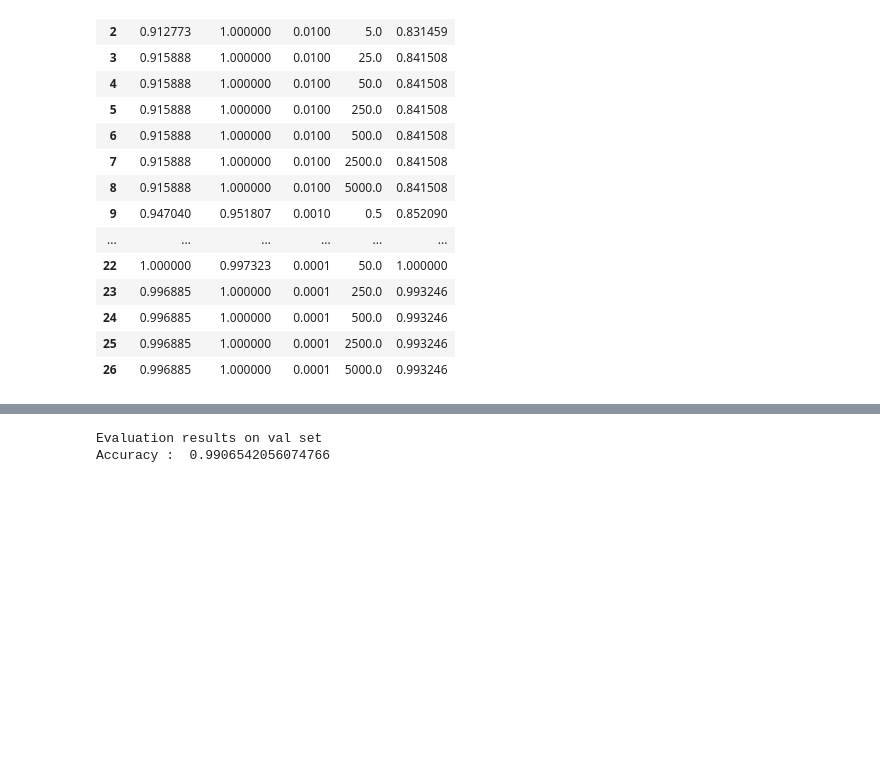
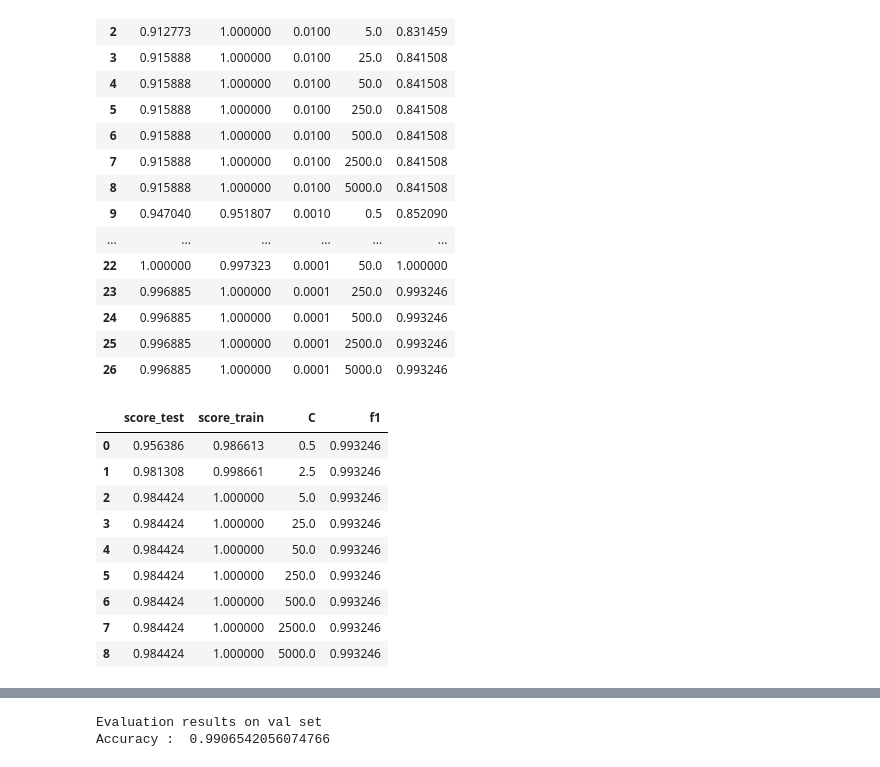
Before and after one commit to vinhvucsau/Trafic_Sign_Detection, a Jupyter notebook: Traffic-Sign-Detection.ipynb, the cells around one changed output, grey strips where cells are left out. Cells and saved outputs as stored; diff of their text form; code cells hidden in the pictures; blank space fills up the shorter version.

```diff
--- a/Traffic-Sign-Detection.ipynb
+++ b/Traffic-Sign-Detection.ipynb
@@ -194,4 +194,48 @@ cv_results
 | 24 | 0.996885 | 1.000000 | 0.0001 | 500.0 | 0.993246 |
 | 25 | 0.996885 | 1.000000 | 0.0001 | 2500.0 | 0.993246 |
 | 26 | 0.996885 | 1.000000 | 0.0001 | 5000.0 | 0.993246 |
+# %%
+from sklearn.metrics import f1_score
+lst_gamma = [1e-2, 1e-3, 1e-4]
+lst_score_train = []
+lst_score_test = []
+lst_C = []
+lst_gamma_dtframe= []
+lst_f1= []
+
+
+for i in [0.1, 0.5,1,5, 10,50, 100,500, 1000]:
+
+        clf = SVC(kernel ='poly',random_state = random_state ,
+                probability =True ,C =(i)) # lấy probability =True để xài đuọc hàm predic prob để lấy tỉ lệ của từng label
+        clf.fit( X_train , y_train )
+        y_pred_test = clf.predict ( X_val )
+        y_pred_train = clf.predict ( X_train )
+        score_train = accuracy_score (y_pred_train , y_train )
+        score_test= accuracy_score (y_pred_test , y_val )
+
+        lst_score_train.append(score_train)
+        lst_score_test.append(score_test)
+        lst_f1.append(f1)
+        lst_C.append(i*5)
+
+
+cv_results_poly = pd.DataFrame()
+cv_results_poly['score_test'] =     lst_score_test
+cv_results_poly['score_train'] =lst_score_train
+
+cv_results_poly['C'] = lst_C
+cv_results_poly['f1'] = lst_f1
+cv_results_poly
+# %% [output]
+|  | score_test | score_train | C | f1 |
+| 0 | 0.956386 | 0.986613 | 0.5 | 0.993246 |
+| 1 | 0.981308 | 0.998661 | 2.5 | 0.993246 |
+| 2 | 0.984424 | 1.000000 | 5.0 | 0.993246 |
+| 3 | 0.984424 | 1.000000 | 25.0 | 0.993246 |
+| 4 | 0.984424 | 1.000000 | 50.0 | 0.993246 |
+| 5 | 0.984424 | 1.000000 | 250.0 | 0.993246 |
+| 6 | 0.984424 | 1.000000 | 500.0 | 0.993246 |
+| 7 | 0.984424 | 1.000000 | 2500.0 | 0.993246 |
+| 8 | 0.984424 | 1.000000 | 5000.0 | 0.993246 |
 # %%
```
Also changed, not shown: parts of 3 cells of this notebook.
